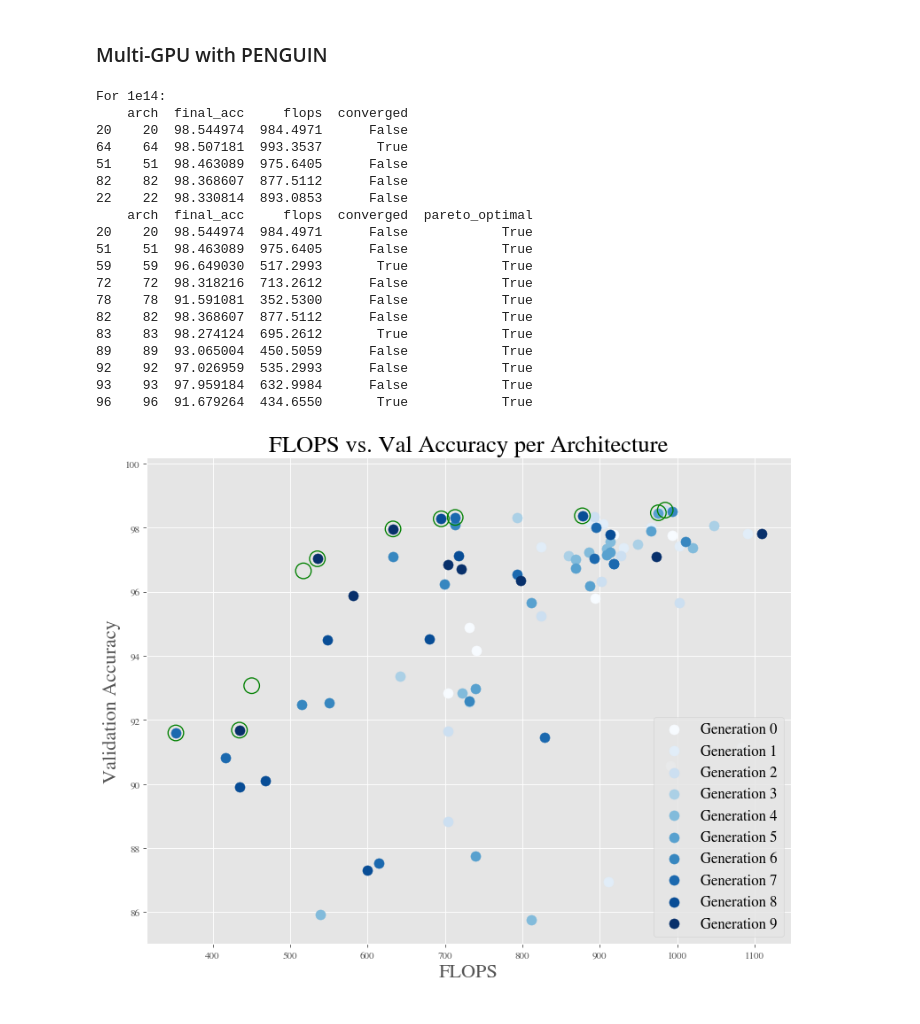
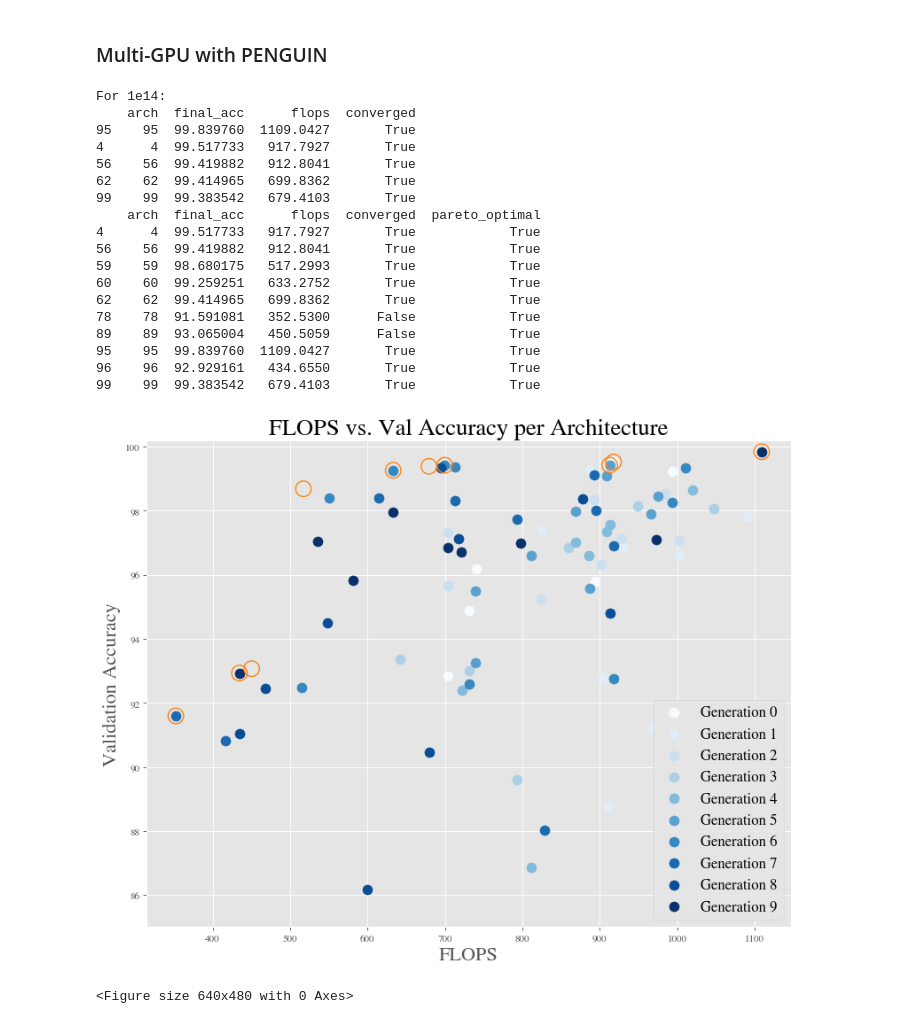
Before and after one commit to TauferLab/Reproducibility_A4NN_ICPP23, a Jupyter notebook: paper_analysis.ipynb, the cells around one changed output. Cells and saved outputs as stored; diff of their text form; code cells hidden in the pictures.

```diff
--- a/paper_analysis.ipynb
+++ b/paper_analysis.ipynb
@@ -252,6 +252,7 @@ def one_line_per_arch_penguin(arch_df):
     sorted_by_epoch = arch_df.sort_values('epoch', ascending=False)
     if sorted_by_epoch['converged'].iloc[0] == True:
         to_return = sorted_by_epoch['predictions'].iloc[0]
+        # print(to_return)
     else:
         to_return = sorted_by_epoch['val_accs'].iloc[0]
     return pd.Series({'final_acc':to_return, 'flops':arch_df['flops'].iloc[0], 'converged':sorted_by_epoch['converged'].iloc[0]})
@@ -311,7 +312,7 @@ def make_graphic(one_line, pareto_optimals):
 
     accs = pareto_optimals['final_acc'].to_numpy()
     flops = pareto_optimals['flops'].to_numpy()
-    plt.scatter(flops, accs, s=250, marker='o', color='g', facecolor='None', linewidths=1.2)
+    plt.scatter(flops, accs, s=250, marker='o', color='tab:orange', facecolor='None', linewidths=1.2)
 
     plt.legend(loc='lower right', fontsize=15)
 
@@ -539,41 +546,41 @@ For 1e16:
 # %%
 # 1e14
 print("For 1e14:")
 
 by_arch = gpu4_1e14_stopping.groupby('arch')
-one_line = by_arch.apply(one_line_per_arch).sort_values('arch', ascending=True).reset_index()
+one_line = by_arch.apply(one_line_per_arch_penguin).sort_values('arch', ascending=True).reset_index()
 sorted_by_fitness = one_line.sort_values('final_acc', ascending=False).head()
 print(sorted_by_fitness.head())
 
 costs = one_line[['final_acc', 'flops']].to_numpy()
 pareto_optimals = is_pareto_efficient_simple(costs)
 one_line['pareto_optimal'] = pareto_optimals
 pareto_optimal_arches = one_line.loc[one_line['pareto_optimal'] == True]
 print(pareto_optimal_arches)
 plt = make_graphic(one_line, pareto_optimal_arches)
 plt.show()
 plt.savefig('figures/pareto_4gpu_1e14_penguin.png')
 # %% [output]
 For 1e14:
-    arch  final_acc     flops  converged
-20    20  98.544974  984.4971      False
-64    64  98.507181  993.3537       True
-51    51  98.463089  975.6405      False
-82    82  98.368607  877.5112      False
-22    22  98.330814  893.0853      False
-    arch  final_acc     flops  converged  pareto_optimal
-20    20  98.544974  984.4971      False            True
-51    51  98.463089  975.6405      False            True
-59    59  96.649030  517.2993       True            True
-72    72  98.318216  713.2612      False            True
-78    78  91.591081  352.5300      False            True
-82    82  98.368607  877.5112      False            True
-83    83  98.274124  695.2612       True            True
-89    89  93.065004  450.5059      False            True
-92    92  97.026959  535.2993      False            True
-93    93  97.959184  632.9984      False            True
-96    96  91.679264  434.6550       True            True
+    arch  final_acc      flops  converged
+95    95  99.839760  1109.0427       True
+4      4  99.517733   917.7927       True
+56    56  99.419882   912.8041       True
+62    62  99.414965   699.8362       True
+99    99  99.383542   679.4103       True
+    arch  final_acc      flops  converged  pareto_optimal
+4      4  99.517733   917.7927       True            True
+56    56  99.419882   912.8041       True            True
+59    59  98.680175   517.2993       True            True
+60    60  99.259251   633.2752       True            True
+62    62  99.414965   699.8362       True            True
+78    78  91.591081   352.5300      False            True
+89    89  93.065004   450.5059      False            True
+95    95  99.839760  1109.0427       True            True
+96    96  92.929161   434.6550       True            True
+99    99  99.383542   679.4103       True            True
-[figure, old version]
+[figure, new version]
+<Figure size 640x480 with 0 Axes>
 # %%
 # 1e15
 print("For 1e15:")
```
Also changed, not shown: parts of 8 cells of this notebook, 1 other file.
